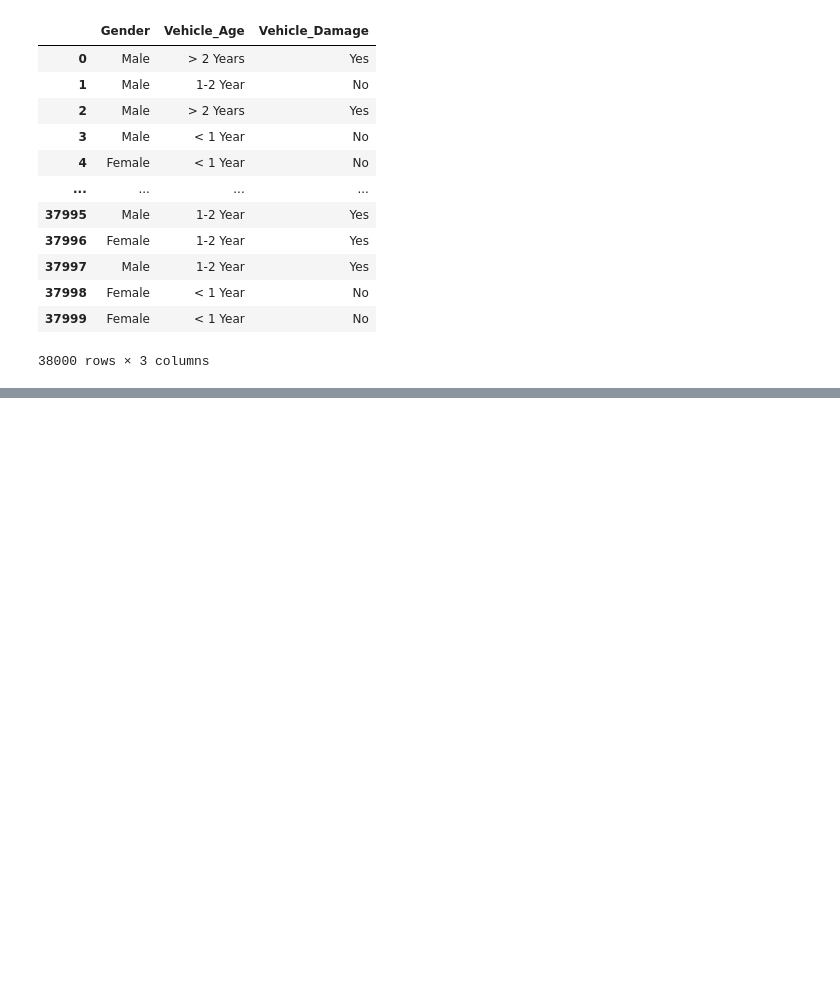
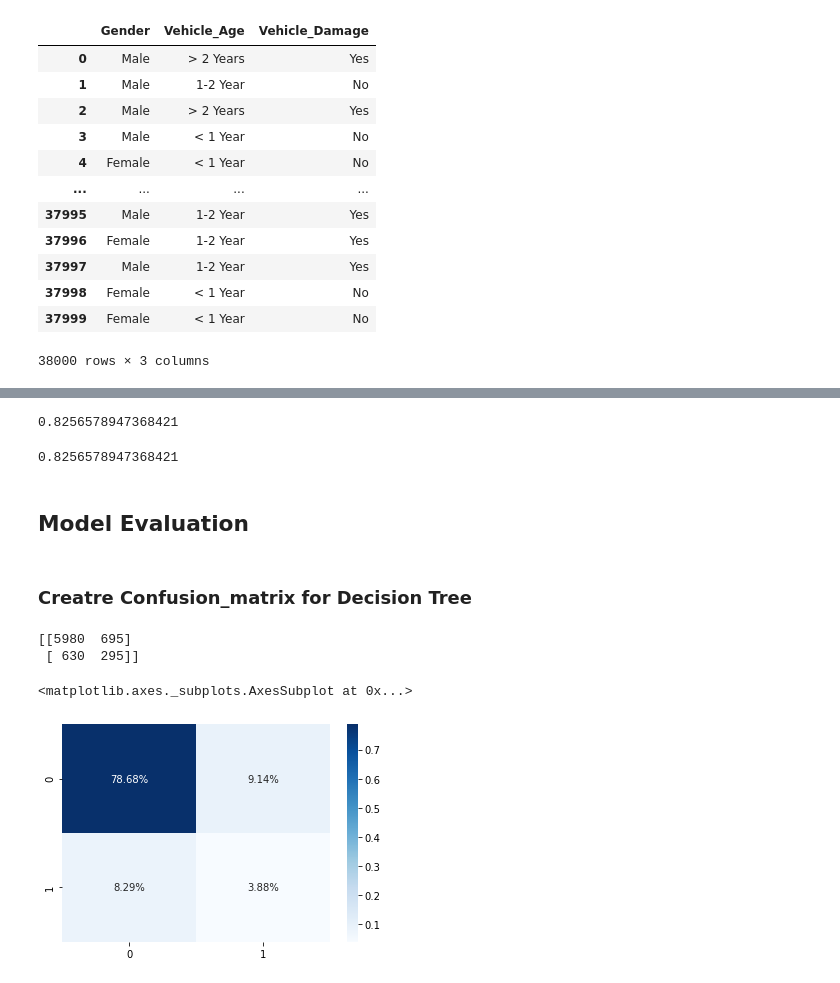
Before and after one commit to BehroozGharleghi/Health-insurance-sales-prediction, a Jupyter notebook: Health_insurance_sales_prediction.ipynb, the cells around one changed output, grey strips where cells are left out. Saved outputs shown, nothing was run; the diff lists cells and outputs as text; code cells hidden in the pictures; blank space fills up the shorter version.

```diff
--- a/Health_insurance_sales_prediction.ipynb
+++ b/Health_insurance_sales_prediction.ipynb
@@ -137,0 +182,2 @@ insurance_2
+# %%
+insurance_1.drop(['< 1 Year'], axis=1, inplace=True)
@@ -137,0 +223,12 @@ insurance_2
+# %%
+# slpit the data into 80% & 20%
+
+from sklearn.model_selection import train_test_split
+
+y=insurance_1['Response']
+
+X=insurance_1[['Age', 'Driving_License',
+       'Previously_Insured', 'Vehicle_Damage', 'Annual_Premium',
+       'Policy_Sales_Channel', 'Vintage', '1-2 Year', '> 2 Years']]
+
+X_train, X_test, y_train, y_test = train_test_split(X, y, test_size=0.2, random_state=100)
@@ -137,0 +271,7 @@ insurance_2
+# %%
+from sklearn.tree import DecisionTreeClassifier
+
+decision_reg = DecisionTreeClassifier(random_state=100).fit(X_train, y_train)
+decision_predict = decision_reg.predict(X_test)
+
+response_precidt = pd.Series(decision_predict, name='response_pred').value_counts()
@@ -137,0 +284,25 @@ insurance_2
+# %%
+decision_reg.score(X_test, y_test)
+# %% [output]
+0.8256578947368421
+# %%
+accuracy_score(y_test, decision_predict)
+# %% [output]
+0.8256578947368421
+# %% [markdown]
+## Model Evaluation
+# %% [markdown]
+### Creatre Confusion_matrix for Decision Tree
+# %%
+from sklearn.metrics import confusion_matrix
+
+cf_matrix = confusion_matrix(y_test, decision_predict)
+print(cf_matrix)
+# %% [output]
+[[5980  695]
+ [ 630  295]]
+# %%
+sns.heatmap(cf_matrix/np.sum(cf_matrix), annot=True, fmt='.2%', cmap='Blues')
+# %% [output]
+<matplotlib.axes._subplots.AxesSubplot at 0x...>
+[figure, added]
```
Also changed, not shown: parts of 27 cells of this notebook, 2 other files.
